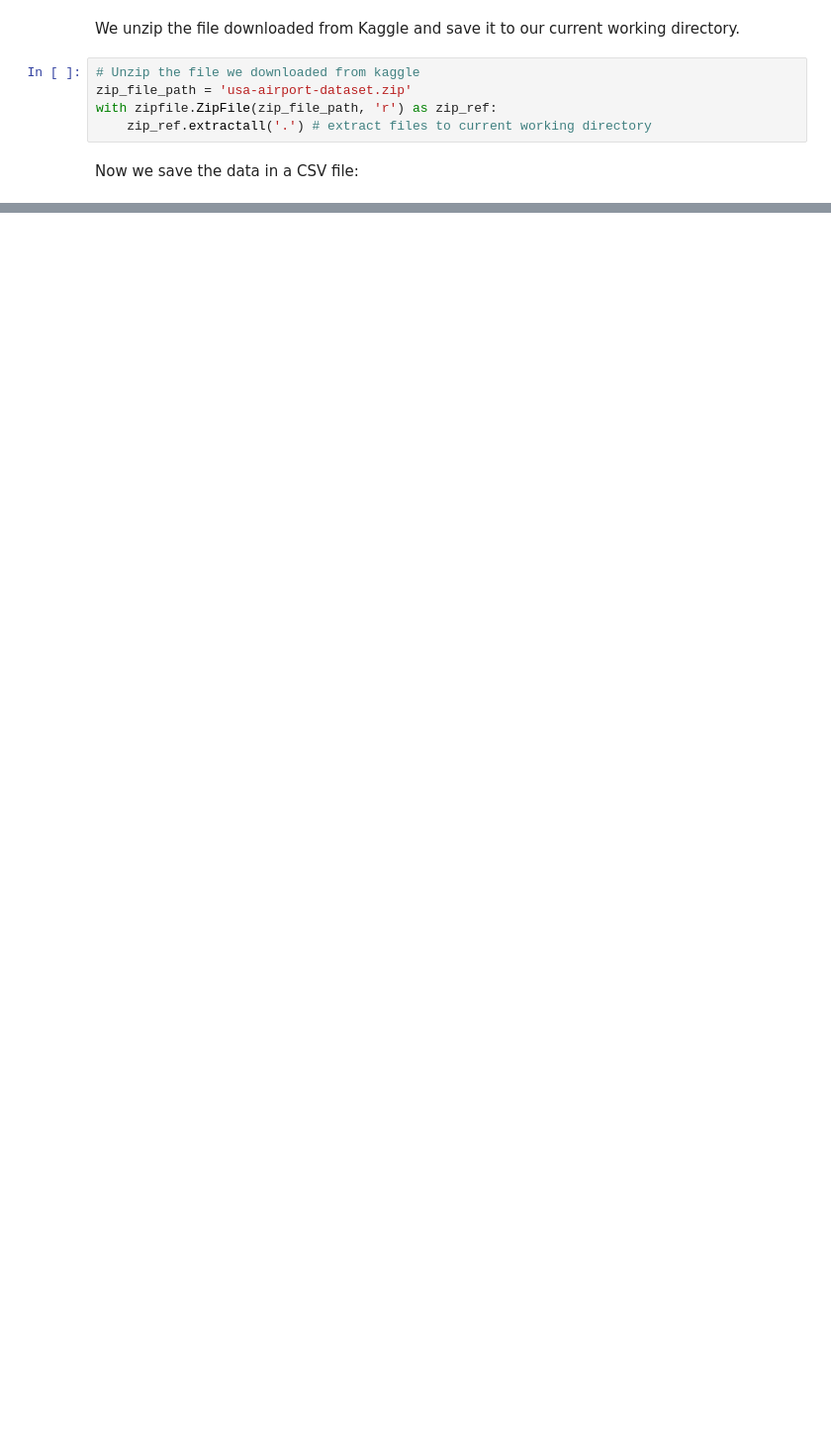
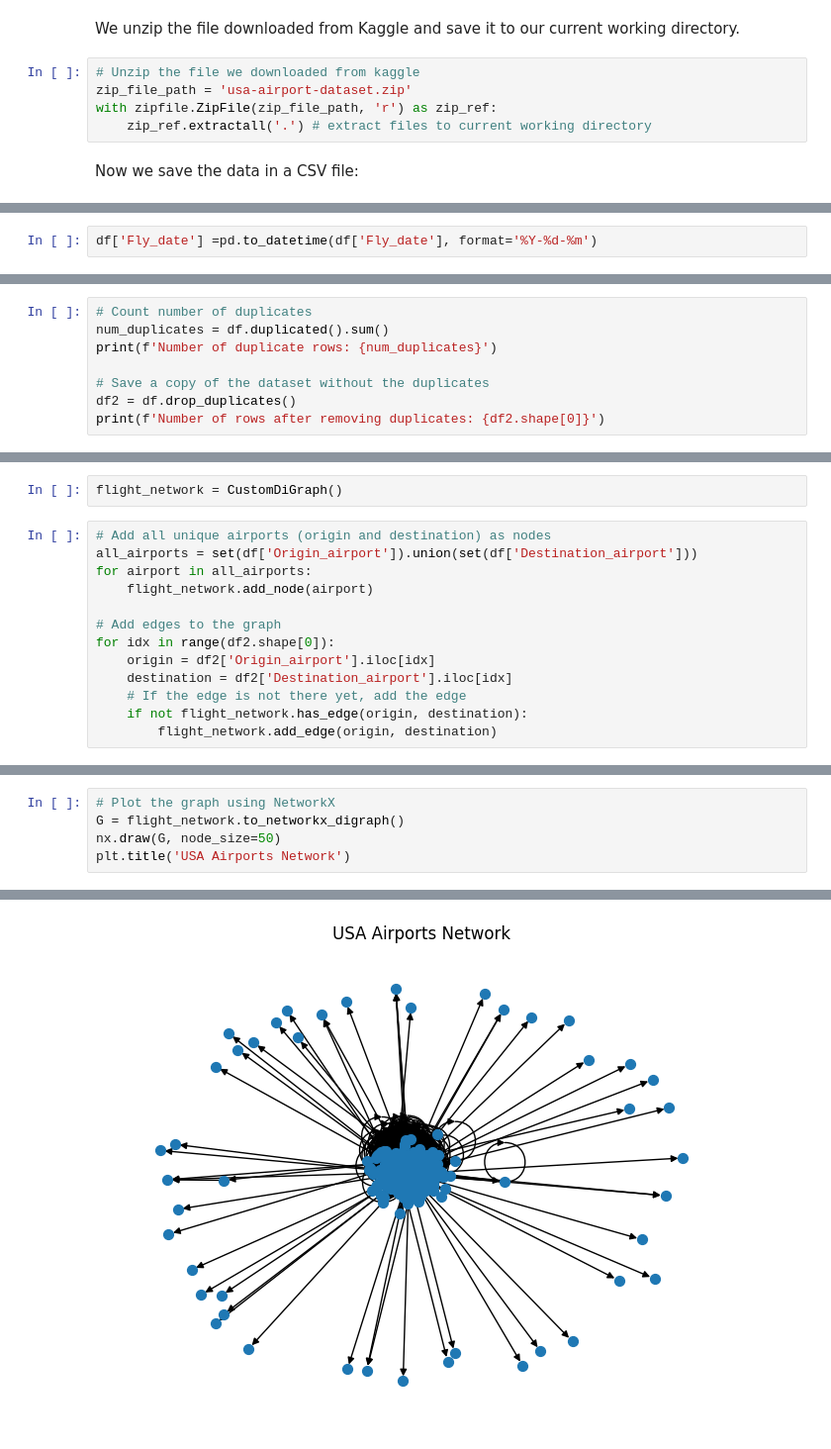
Before and after one commit to gmaurer08/ADM-HW5, a Jupyter notebook: main.ipynb, the cells around one changed output, grey strips where cells are left out. Shown at 99% size. Saved outputs shown, nothing was run; the diff lists cells and outputs as text; blank space fills up the shorter version.

```diff
--- a/main.ipynb
+++ b/main.ipynb
@@ -52,0 +130,2 @@ df.head()
+# %%
+df['Fly_date'] =pd.to_datetime(df['Fly_date'], format='%Y-%d-%m')
@@ -52,0 +134,8 @@ df.head()
+# %%
+# Count number of duplicates
+num_duplicates = df.duplicated().sum()
+print(f'Number of duplicate rows: {num_duplicates}')
+
+# Save a copy of the dataset without the duplicates
+df2 = df.drop_duplicates()
+print(f'Number of rows after removing duplicates: {df2.shape[0]}')
@@ -52,0 +364,15 @@ df.head()
+# %%
+flight_network = CustomDiGraph()
+# %%
+# Add all unique airports (origin and destination) as nodes
+all_airports = set(df['Origin_airport']).union(set(df['Destination_airport']))
+for airport in all_airports:
+    flight_network.add_node(airport)
+
+# Add edges to the graph
+for idx in range(df2.shape[0]):
+    origin = df2['Origin_airport'].iloc[idx]
+    destination = df2['Destination_airport'].iloc[idx]
+    # If the edge is not there yet, add the edge
+    if not flight_network.has_edge(origin, destination):
+        flight_network.add_edge(origin, destination)
@@ -52,0 +381,6 @@ df.head()
+# %%
+# Plot the graph using NetworkX
+G = flight_network.to_networkx_digraph()
+nx.draw(G, node_size=50)
+plt.title('USA Airports Network')
+# %% [output]
@@ -52,0 +388 @@ df.head()
+[figure, added]
```
Also changed, not shown: parts of 47 cells of this notebook.
